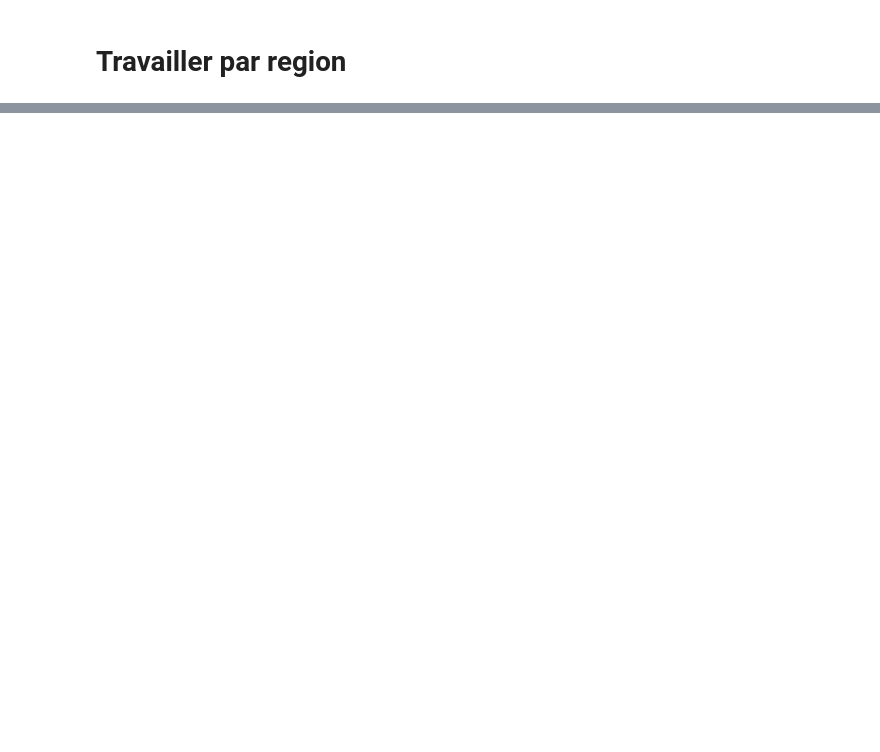
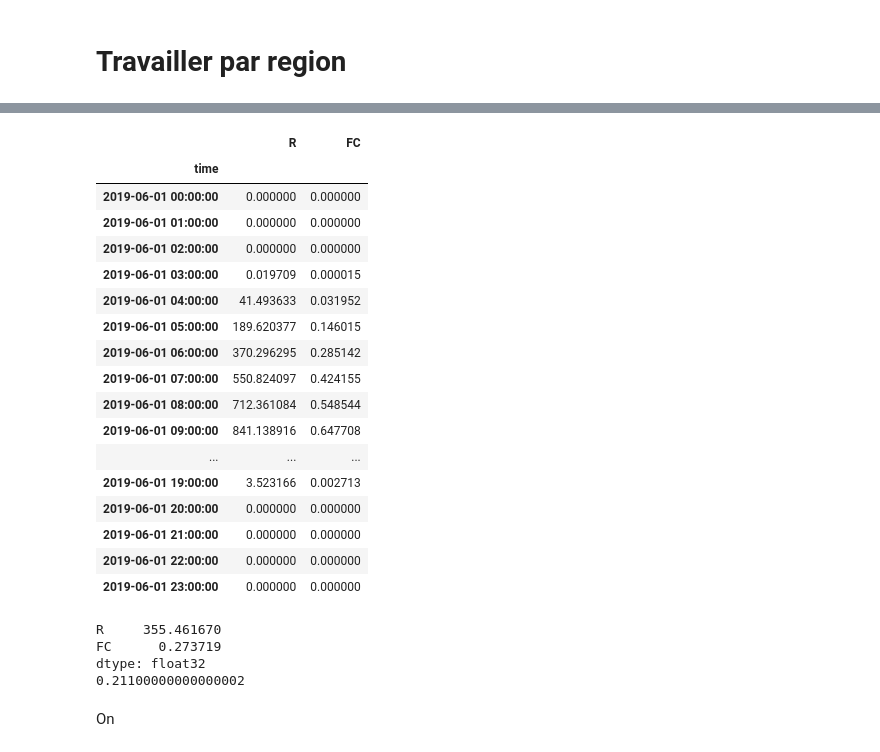
Before and after one commit to Troisieme-111/VRE-France-project, a Jupyter notebook: project_vre.ipynb, the cells around one changed output, grey strips where cells are left out. Saved outputs shown, nothing was run; the diff lists cells and outputs as text; code cells hidden in the pictures; blank space fills up the shorter version.

```diff
--- a/project_vre.ipynb
+++ b/project_vre.ipynb
@@ -309,3 +327,34 @@ Le facteur de charge est de l'ordre 0.015(intercept value) quand il n'y pas de r
+# %%
+df_predict = pd.DataFrame({'R': data.flatten(), 'FC':predict}, index=x)
+# %% [output]
+|  | R | FC |
+| time |  |  |
+| 2019-06-01 00:00:00 | 0.000000 | 0.000000 |
+| 2019-06-01 01:00:00 | 0.000000 | 0.000000 |
+| 2019-06-01 02:00:00 | 0.000000 | 0.000000 |
+| 2019-06-01 03:00:00 | 0.019709 | 0.000015 |
+| 2019-06-01 04:00:00 | 41.493633 | 0.031952 |
+| 2019-06-01 05:00:00 | 189.620377 | 0.146015 |
+| 2019-06-01 06:00:00 | 370.296295 | 0.285142 |
+| 2019-06-01 07:00:00 | 550.824097 | 0.424155 |
+| 2019-06-01 08:00:00 | 712.361084 | 0.548544 |
+| 2019-06-01 09:00:00 | 841.138916 | 0.647708 |
+| ... | ... | ... |
+| 2019-06-01 19:00:00 | 3.523166 | 0.002713 |
+| 2019-06-01 20:00:00 | 0.000000 | 0.000000 |
+| 2019-06-01 21:00:00 | 0.000000 | 0.000000 |
+| 2019-06-01 22:00:00 | 0.000000 | 0.000000 |
+| 2019-06-01 23:00:00 | 0.000000 | 0.000000 |
+# %%
+print(df_predict.mean())
+print(df_energy['Auvergne-Rhône-Alpes'].loc['2019-06-01'])
+# %% [output]
+R     355.461670
+FC      0.273719
+dtype: float32
+0.21100000000000002
+# %% [markdown]
+On
 # %% [markdown]
 ***
 ## Credit
```
Also changed, not shown: parts of 10 cells of this notebook.
